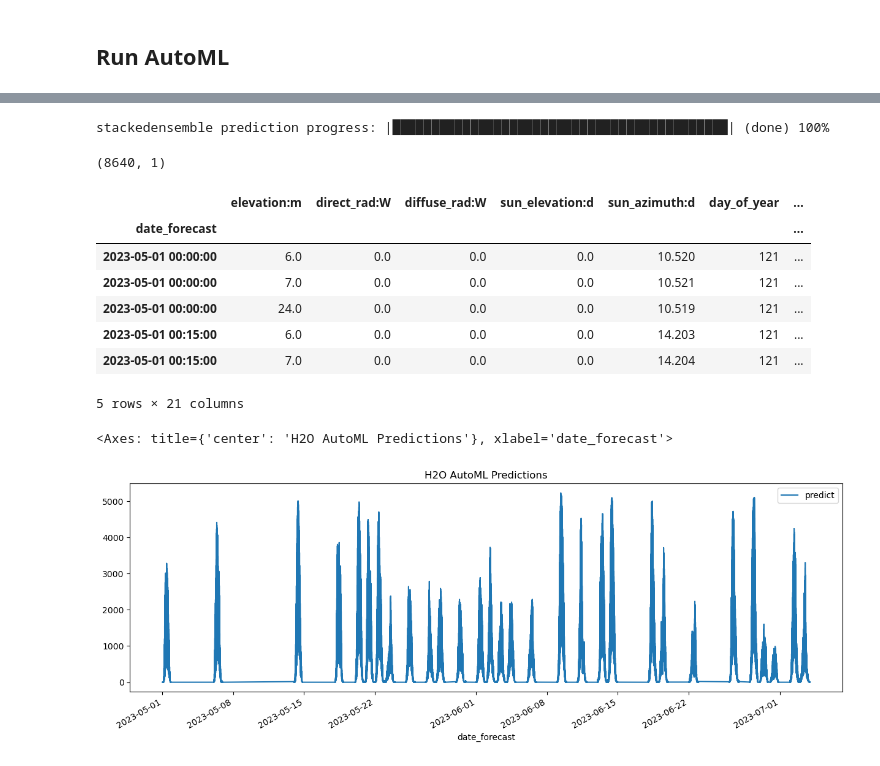
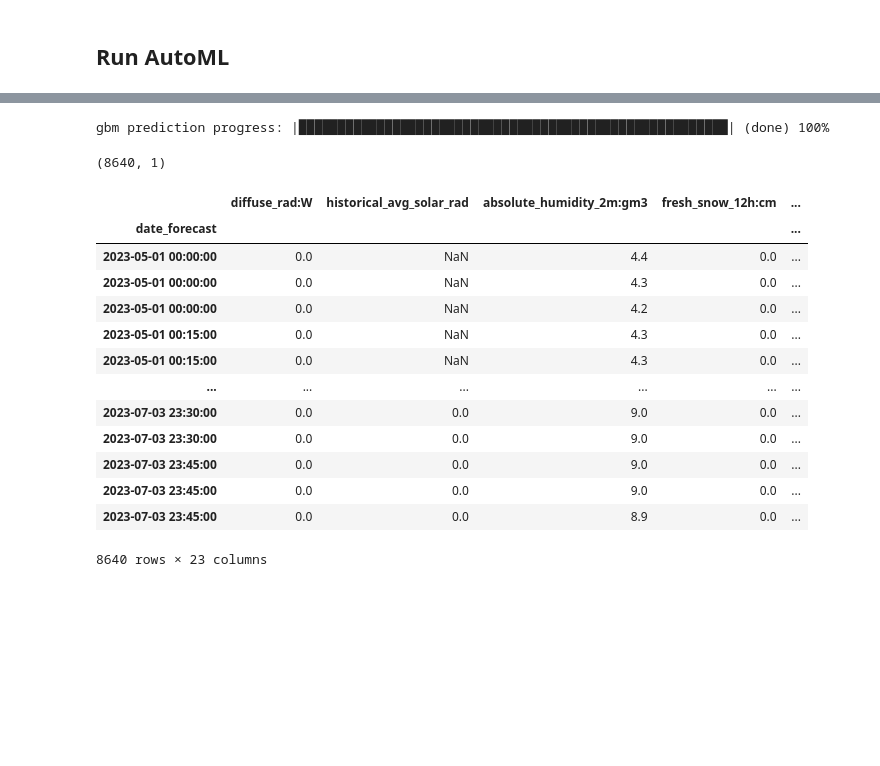
Before and after one commit to stinkyElias/TDT4173-ML, a Jupyter notebook: h2o_autoML.ipynb, the cells around one changed output, grey strips where cells are left out. Cells and saved outputs as stored; diff of their text form; code cells hidden in the pictures; blank space fills up the shorter version.

```diff
--- a/h2o_autoML.ipynb
+++ b/h2o_autoML.ipynb
@@ -39,9 +39,9 @@ Connecting to H2O server at http://127.0.0.1:54321 ... successful.
 # %% [markdown]
 ### Load FE data
 # %%
-X_train = pd.read_csv('X_train_selected.csv')
+X_train = pd.read_csv('X_train_new_features.csv')
 y_train = pd.read_csv('y_train.csv')
-X_test = pd.read_csv('X_test_selected.csv')
+X_test = pd.read_csv('X_test_new_features.csv')
 # %%
 # set date_foercast as index
 X_train.set_index('date_forecast', inplace=True)
@@ -233,0 +222,2 @@ model.params
+# %%
+best_model = h2o.get_model('GBM_grid_1_AutoML_1_20231015_170155_model_5')
@@ -234,7 +234,7 @@ model.params
 # %%
-pred = model.predict(X_test_h2o)
+pred = best_model.predict(X_test_h2o)
 # %% [output]
-stackedensemble prediction progress: |███████████████████████████████████████████| (done) 100%
+gbm prediction progress: |███████████████████████████████████████████████████████| (done) 100%
 # %%
 pred.shape
 # %% [output]
@@ -250,22 +254,24 @@ results.set_index('date_forecast', inplace=True)
 # %%
-# replace all negative values in predict with 0
-results[results < 0] = 0
+# replace all negative values in predict column with 0
+results['predict'] = results['predict'].apply(lambda x: 0 if x < 0 else x)
+results_stacked['predict'] = results_stacked['predict'].apply(lambda x: 0 if x < 0 else x)
 # %%
-results.head()
+results
 # %% [output]
-|  | elevation:m | direct_rad:W | diffuse_rad:W | sun_elevation:d | sun_azimuth:d | day_of_year | ... |
-| date_forecast |  |  |  |  |  |  | ... |
-| 2023-05-01 00:00:00 | 6.0 | 0.0 | 0.0 | 0.0 | 10.520 | 121 | ... |
-| 2023-05-01 00:00:00 | 7.0 | 0.0 | 0.0 | 0.0 | 10.521 | 121 | ... |
-| 2023-05-01 00:00:00 | 24.0 | 0.0 | 0.0 | 0.0 | 10.519 | 121 | ... |
-| 2023-05-01 00:15:00 | 6.0 | 0.0 | 0.0 | 0.0 | 14.203 | 121 | ... |
-| 2023-05-01 00:15:00 | 7.0 | 0.0 | 0.0 | 0.0 | 14.204 | 121 | ... |
+|  | diffuse_rad:W | historical_avg_solar_rad | absolute_humidity_2m:gm3 | fresh_snow_12h:cm | ... |
+| date_forecast |  |  |  |  | ... |
+| 2023-05-01 00:00:00 | 0.0 | NaN | 4.4 | 0.0 | ... |
+| 2023-05-01 00:00:00 | 0.0 | NaN | 4.3 | 0.0 | ... |
+| 2023-05-01 00:00:00 | 0.0 | NaN | 4.2 | 0.0 | ... |
+| 2023-05-01 00:15:00 | 0.0 | NaN | 4.3 | 0.0 | ... |
+| 2023-05-01 00:15:00 | 0.0 | NaN | 4.3 | 0.0 | ... |
+| ... | ... | ... | ... | ... | ... |
+| 2023-07-03 23:30:00 | 0.0 | 0.0 | 9.0 | 0.0 | ... |
+| 2023-07-03 23:30:00 | 0.0 | 0.0 | 9.0 | 0.0 | ... |
+| 2023-07-03 23:45:00 | 0.0 | 0.0 | 9.0 | 0.0 | ... |
+| 2023-07-03 23:45:00 | 0.0 | 0.0 | 9.0 | 0.0 | ... |
+| 2023-07-03 23:45:00 | 0.0 | 0.0 | 8.9 | 0.0 | ... |
-5 rows × 21 columns
+8640 rows × 23 columns
-# %%
-results.plot(y='predict', figsize=(15,5), title='H2O AutoML Predictions')
-# %% [output]
-<Axes: title={'center': 'H2O AutoML Predictions'}, xlabel='date_forecast'>
-[figure, removed]
 # %%
 # rename predict column to pv_prediction
 results.rename(columns={'predict': 'pv_prediction'}, inplace=True)
```
Also changed, not shown: parts of 17 cells of this notebook, 5 other files.
